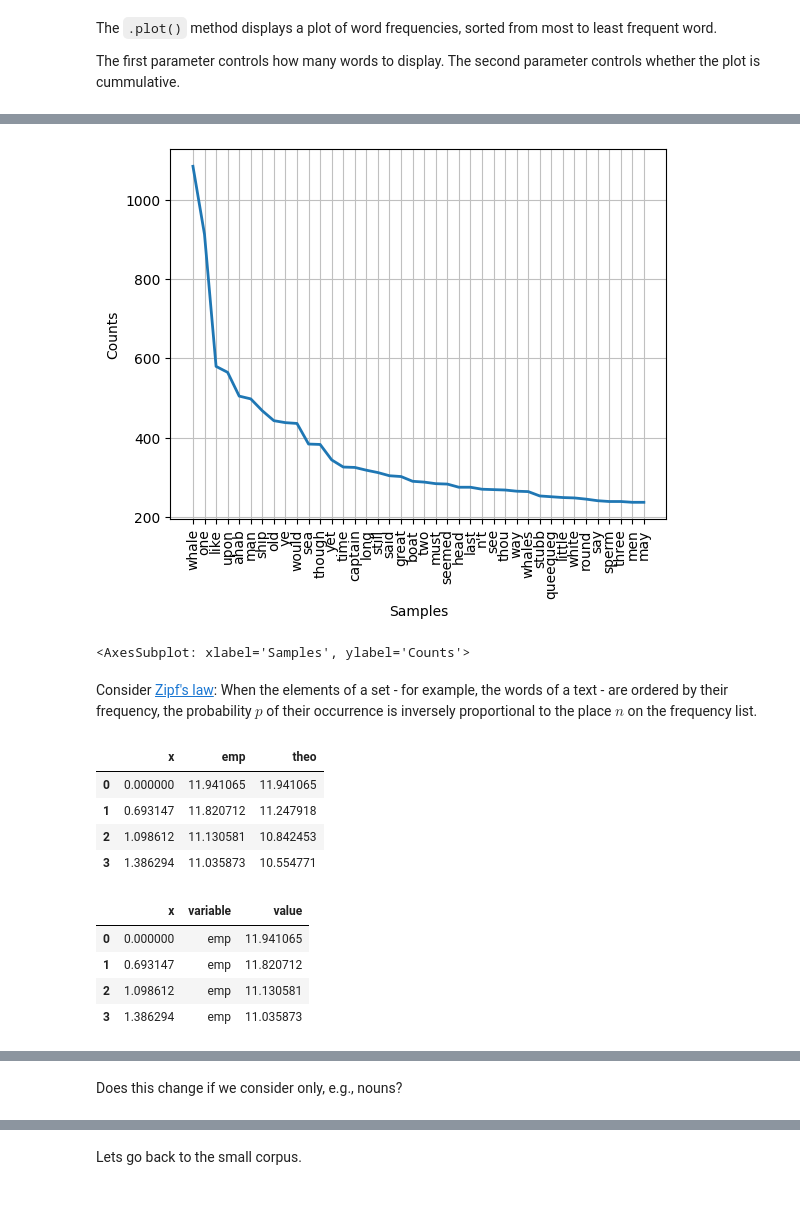
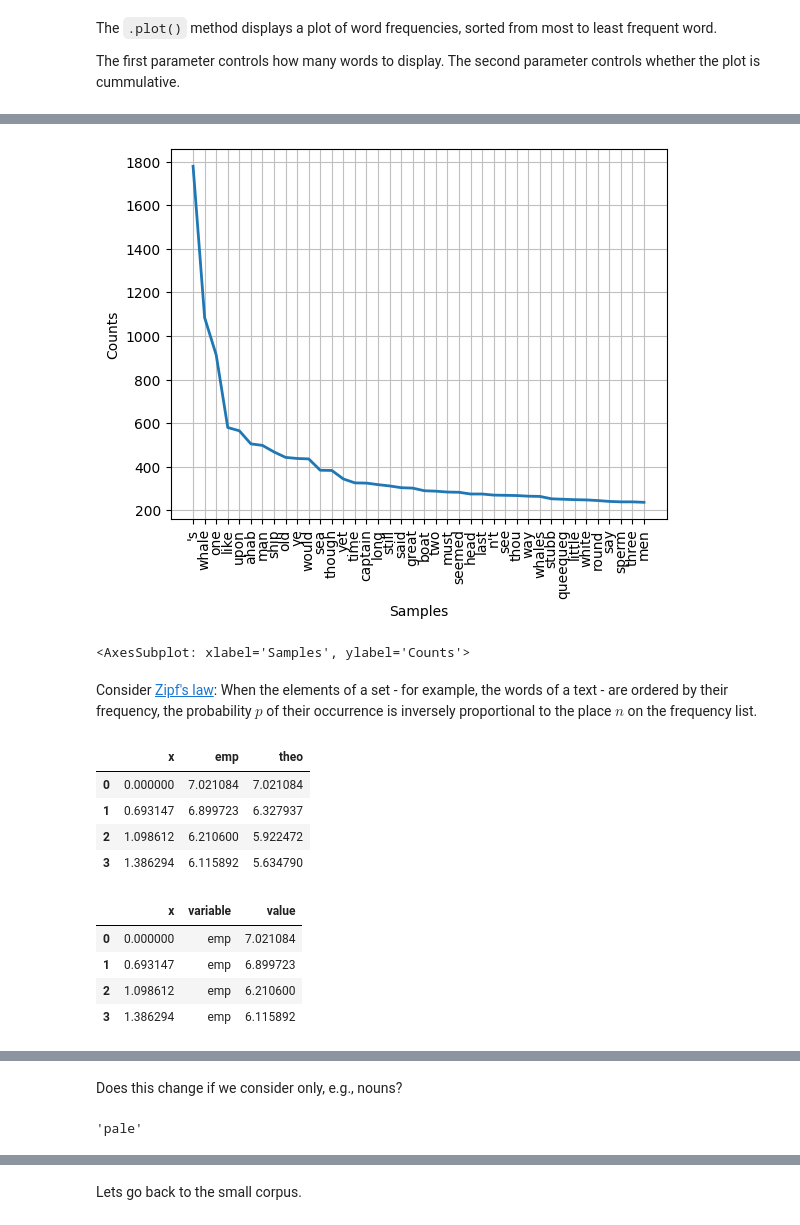
Before and after one commit to kramlinger/STA141B_WQ24, a Jupyter notebook: lectures/14-nlp.ipynb, the cells around one changed output, grey strips where cells are left out. Drawn from its saved outputs; the diff is of its cells as text; code cells hidden in the pictures.

```diff
--- a/lectures/14-nlp.ipynb
+++ b/lectures/14-nlp.ipynb
@@ -108,3 +158,7 @@ nltk.pos_tag(words[3])
  ('the', 'DT'),
  ('refuse', 'NN'),
  ('permit', 'NN')]
+# %%
+w = words[3].copy()
+np.random.shuffle(w)
+nltk.pos_tag(w)
@@ -111,4 +176,2 @@ nltk.pos_tag(words[3])
 # %%
-w = words[3]
-np.random.shuffle(w)
-nltk.pos_tag(w)
+#words[3]
@@ -126,3 +178,9 @@ nltk.pos_tag(w)
 # %% [markdown]
 Lets talk again about [Moby Dick](https://www.gutenberg.org/cache/epub/2701/pg2701-images.html). Generally speaking, the novel is split into chapters that advance the storyline and non-narrative chapters. We aim to classify the chapters using NLP methodology.
+# %%
+moby = nltk.corpus.gutenberg.raw("melville-moby_dick.txt")
+pattern = r"(?<!,\s{1})(?:ETYMOLOGY|CHAPTER\s{1}\d+|Epilogue|EXTRACTS(?=\s*\())(?:\.*\s*).+?\s*.*[\.{1}|!{1}|\?{1}|\){1}]"
+corpus = re.split(pattern, moby)
+corpus.pop(0)
+corpus = [re.sub(r"\s+", " ", document).lower() for document in corpus]
 # %%
@@ -407,7 +476,7 @@ fq.plot(40, cumulative = True)
 # %%
 fq.plot(40)
 # %% [output]
-[figure, old version]
+[figure, new version]
 <AxesSubplot: xlabel='Samples', ylabel='Counts'>
 # %% [markdown]
 Consider [Zipf's law](https://en.wikipedia.org/wiki/Zipf%27s_law): When the elements of a set - for example, the words of a text - are ordered by their frequency, the probability $p$ of their occurrence is inversely proportional to the place $n$ on the frequency list.
@@ -420,19 +489,19 @@ dff = pd.DataFrame({"x": logRank, "emp": logFreq, "theo": logTheo})
 dff.head(4)
 # %% [output]
 |  | x | emp | theo |
-| 0 | 0.000000 | 11.941065 | 11.941065 |
-| 1 | 0.693147 | 11.820712 | 11.247918 |
-| 2 | 1.098612 | 11.130581 | 10.842453 |
-| 3 | 1.386294 | 11.035873 | 10.554771 |
+| 0 | 0.000000 | 7.021084 | 7.021084 |
+| 1 | 0.693147 | 6.899723 | 6.327937 |
+| 2 | 1.098612 | 6.210600 | 5.922472 |
+| 3 | 1.386294 | 6.115892 | 5.634790 |
 # %%
-dff = df.melt("x")
+dff = dff.melt("x")
 dff.head(4)
 # %% [output]
 |  | x | variable | value |
-| 0 | 0.000000 | emp | 11.941065 |
-| 1 | 0.693147 | emp | 11.820712 |
-| 2 | 1.098612 | emp | 11.130581 |
-| 3 | 1.386294 | emp | 11.035873 |
+| 0 | 0.000000 | emp | 7.021084 |
+| 1 | 0.693147 | emp | 6.899723 |
+| 2 | 1.098612 | emp | 6.210600 |
+| 3 | 1.386294 | emp | 6.115892 |
 # %%
 import plotly.express as px
 
@@ -445 +516,5 @@ Does this change if we consider only, e.g., nouns?
+# %%
+taggs[0]
+# %% [output]
+'pale'
 # %%
```
Also changed, not shown: parts of 42 cells of this notebook, 3 other files.
